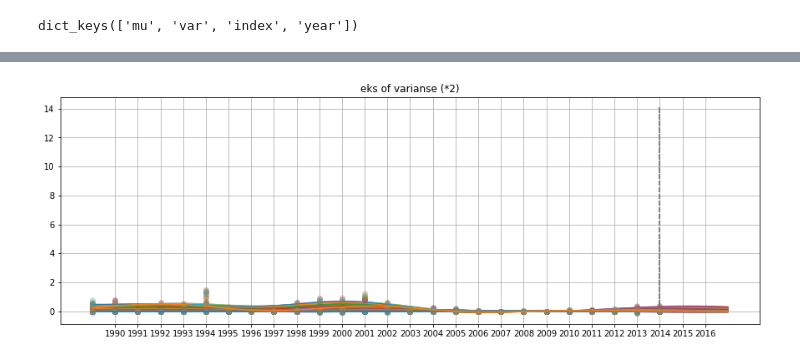
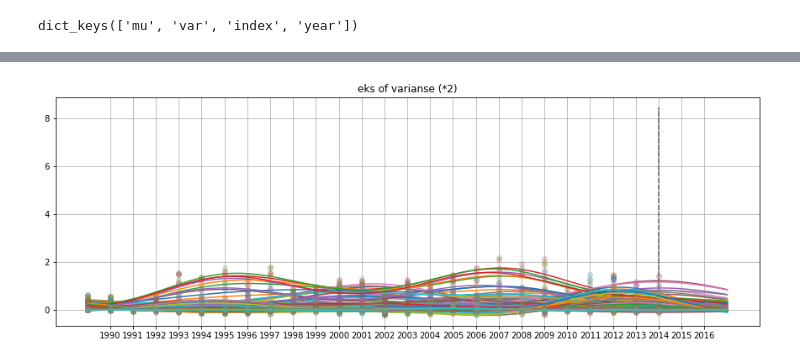
Before and after one commit to Polichinel/Master_Thesis, a Jupyter notebook: Spatial_time_estimation.ipynb, the cells around one changed output, grey strips where cells are left out. Drawn from its saved outputs; the diff is of its cells as text; code cells hidden in the pictures.

```diff
--- a/Spatial_time_estimation.ipynb
+++ b/Spatial_time_estimation.ipynb
@@ -252,0 +253,8 @@ step 0: 44.203281160195665min
+# %%
+# if you alredy run the above, but somthing happend:
+
+mp = {'ℓ' : np.array([3.53666056]),
+      'η': np.array([0.77370715]),
+      'σ' : np.array([0.32393014])}
+
+mp
@@ -463,7 +591,7 @@ Started..
 # %% [markdown]
 # Test the pickle:
 # %%
-pkl_file = open('space_time_pkls/space_time_dict18417.pkl', 'rb')
+pkl_file = open('space_time_pkls/space_time_dict17700_2round.pkl', 'rb')
 
 pickle_test_space_time = pickle.load(pkl_file)
 
@@ -475,32 +619,32 @@ dict_keys(['mu', 'var', 'index', 'year'])
 # %%
 fig = plt.figure(figsize=(15,5))
 
 # random test visual:
-start = 5102
-end = 5202
+start = 1000
+end = 1500
 
 
 for i, j in enumerate(np.unique(pickle_test_space_time['index'])[start:end]):
 
     i = i + start
 
     color = 'C' + str(i)[-1] # reiterates after 9
 
     plt.plot(pickle_test_space_time['year'][i], pickle_test_space_time['mu'][i], color = color)
 
 
     plt.plot(X[index == j], y[index == j], 'o' , ms=6, alpha=0.2, color = color)
-    plt.vlines(X.max(),0,y.max()*2, linestyles='dashed', color = 'gray', label='Last observed year: ' + str(X.max()))
+    plt.vlines(X.max(),0,y.max()*1.2, linestyles='dashed', color = 'gray', label='Last observed year: ' + str(X.max()))
 
 
 
 # plt.ylim(0,7)
 # plt.xlim(X_new.min(),X_new.max())
 
 plt.title('eks of varianse (*2)')
 plt.xticks(np.arange(1990,2017,1))
 plt.grid()
 
 plt.show()
 # %% [output]
-[figure, old version]
+[figure, new version]
```
Also changed, not shown: parts of 12 cells of this notebook.
